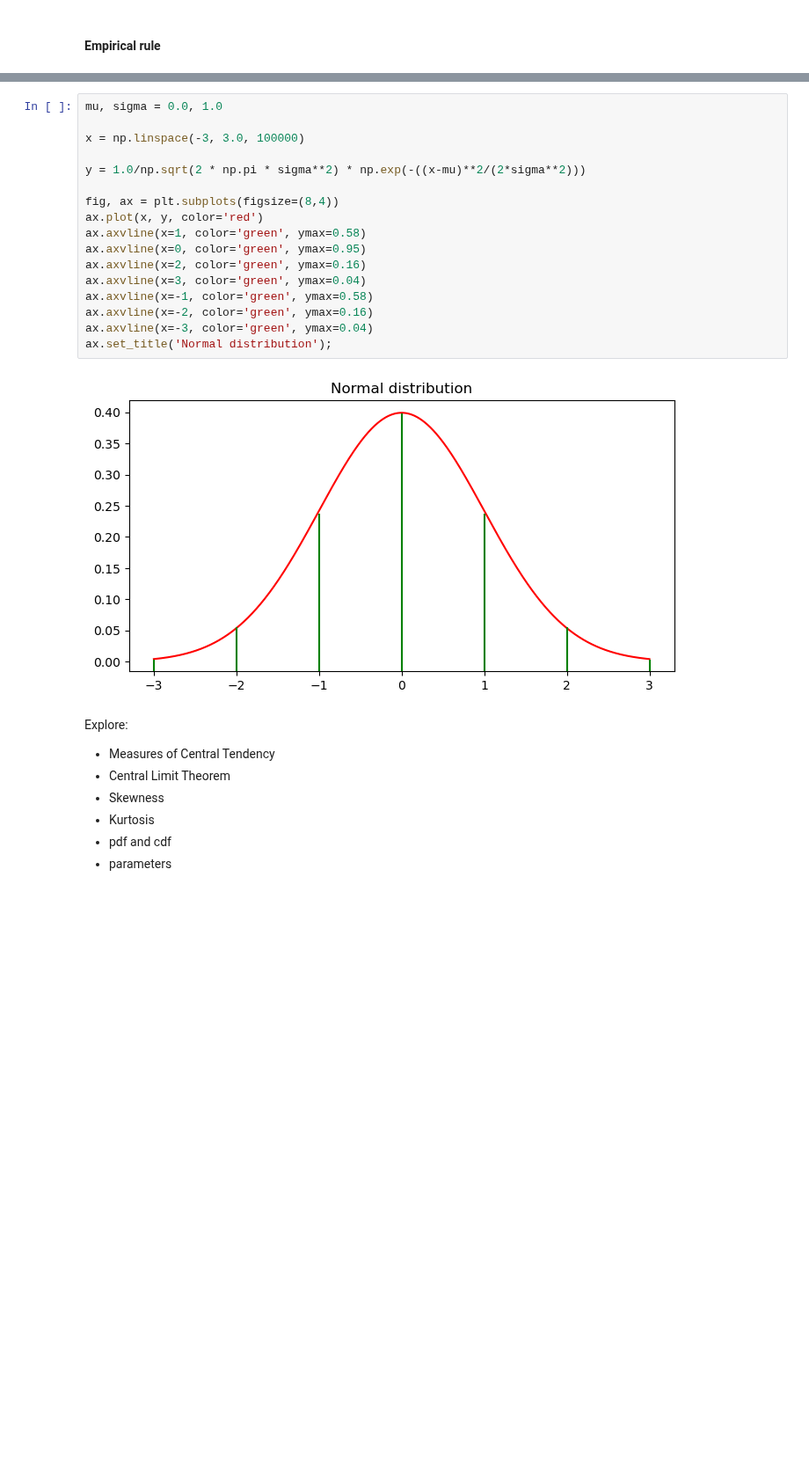
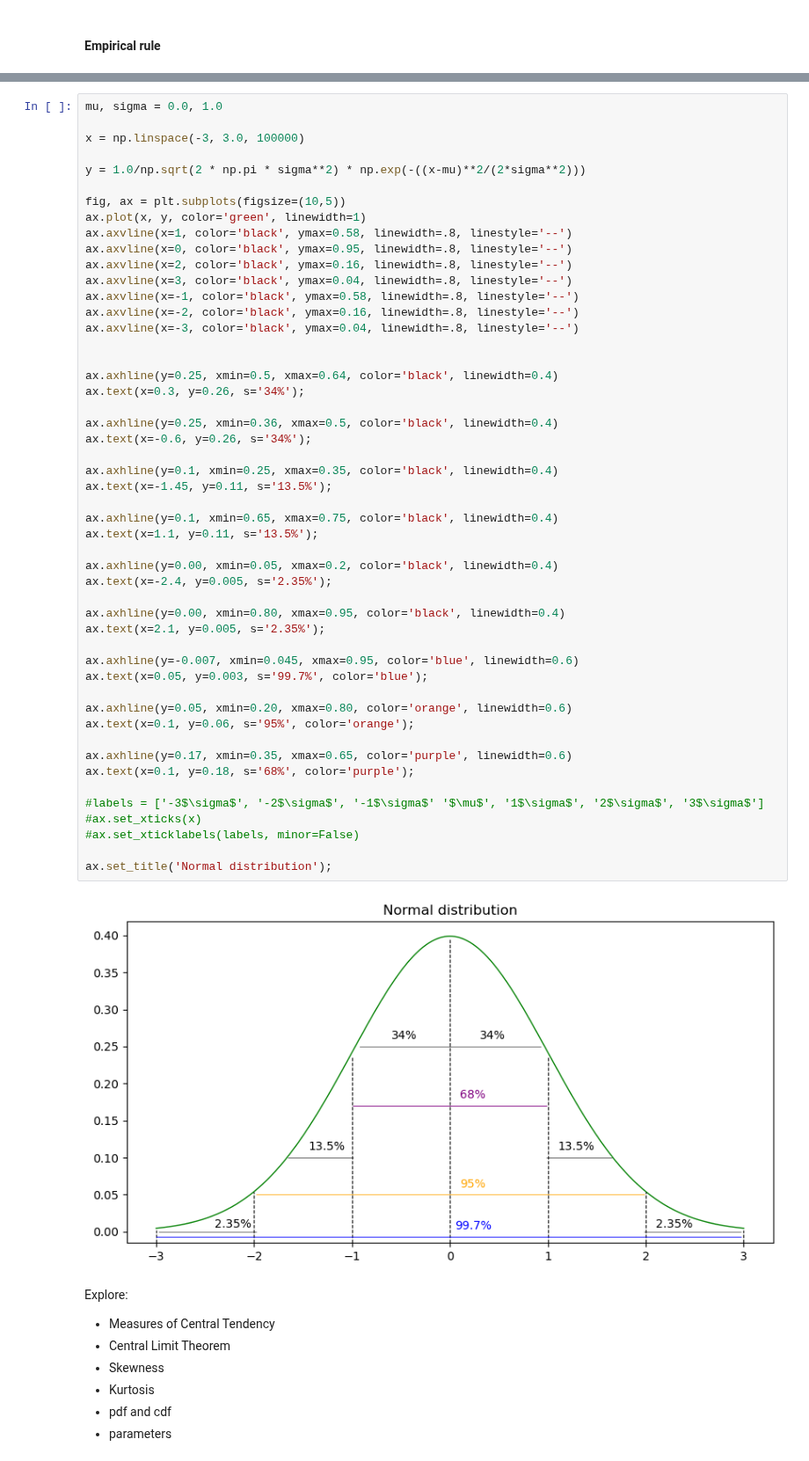
Before and after one commit to Tanja888/funddata-assessment, a Jupyter notebook: normal-distribution.ipynb, the cells around one changed output, grey strips where cells are left out. Shown at 88% size. Saved outputs shown, nothing was run; the diff lists cells and outputs as text; blank space fills up the shorter version.

Commit message:
More plotting of empirical rule

```diff
--- a/normal-distribution.ipynb
+++ b/normal-distribution.ipynb
@@ -149,22 +131,55 @@ ax.text(x=2.7, y=770, s='true speed');
 # %%
 mu, sigma = 0.0, 1.0
 
 x = np.linspace(-3, 3.0, 100000)
 
 y = 1.0/np.sqrt(2 * np.pi * sigma**2) * np.exp(-((x-mu)**2/(2*sigma**2)))
 
-fig, ax = plt.subplots(figsize=(8,4))
-ax.plot(x, y, color='red')
-ax.axvline(x=1, color='green', ymax=0.58)
-ax.axvline(x=0, color='green', ymax=0.95)
-ax.axvline(x=2, color='green', ymax=0.16)
-ax.axvline(x=3, color='green', ymax=0.04)
-ax.axvline(x=-1, color='green', ymax=0.58)
-ax.axvline(x=-2, color='green', ymax=0.16)
-ax.axvline(x=-3, color='green', ymax=0.04)
+fig, ax = plt.subplots(figsize=(10,5))
+ax.plot(x, y, color='green', linewidth=1)
+ax.axvline(x=1, color='black', ymax=0.58, linewidth=.8, linestyle='--')
+ax.axvline(x=0, color='black', ymax=0.95, linewidth=.8, linestyle='--')
+ax.axvline(x=2, color='black', ymax=0.16, linewidth=.8, linestyle='--')
+ax.axvline(x=3, color='black', ymax=0.04, linewidth=.8, linestyle='--')
+ax.axvline(x=-1, color='black', ymax=0.58, linewidth=.8, linestyle='--')
+ax.axvline(x=-2, color='black', ymax=0.16, linewidth=.8, linestyle='--')
+ax.axvline(x=-3, color='black', ymax=0.04, linewidth=.8, linestyle='--')
+
+
+ax.axhline(y=0.25, xmin=0.5, xmax=0.64, color='black', linewidth=0.4)
+ax.text(x=0.3, y=0.26, s='34%');
+
+ax.axhline(y=0.25, xmin=0.36, xmax=0.5, color='black', linewidth=0.4)
+ax.text(x=-0.6, y=0.26, s='34%');
+
+ax.axhline(y=0.1, xmin=0.25, xmax=0.35, color='black', linewidth=0.4)
+ax.text(x=-1.45, y=0.11, s='13.5%');
+
+ax.axhline(y=0.1, xmin=0.65, xmax=0.75, color='black', linewidth=0.4)
+ax.text(x=1.1, y=0.11, s='13.5%');
+
+ax.axhline(y=0.00, xmin=0.05, xmax=0.2, color='black', linewidth=0.4)
+ax.text(x=-2.4, y=0.005, s='2.35%');
+
+ax.axhline(y=0.00, xmin=0.80, xmax=0.95, color='black', linewidth=0.4)
+ax.text(x=2.1, y=0.005, s='2.35%');
+
+ax.axhline(y=-0.007, xmin=0.045, xmax=0.95, color='blue', linewidth=0.6)
+ax.text(x=0.05, y=0.003, s='99.7%', color='blue');
+
+ax.axhline(y=0.05, xmin=0.20, xmax=0.80, color='orange', linewidth=0.6)
+ax.text(x=0.1, y=0.06, s='95%', color='orange');
+
+ax.axhline(y=0.17, xmin=0.35, xmax=0.65, color='purple', linewidth=0.6)
+ax.text(x=0.1, y=0.18, s='68%', color='purple');
+
+#labels = ['-3$\sigma$', '-2$\sigma$', '-1$\sigma$' '$\mu$', '1$\sigma$', '2$\sigma$', '3$\sigma$']
+#ax.set_xticks(x)
+#ax.set_xticklabels(labels, minor=False)
+
 ax.set_title('Normal distribution');
 # %% [output]
-[figure, old version]
+[figure, new version]
 # %% [markdown]
 Explore:
  * Measures of Central Tendency
```
Also changed, not shown: parts of 5 cells of this notebook, 1 other file.
